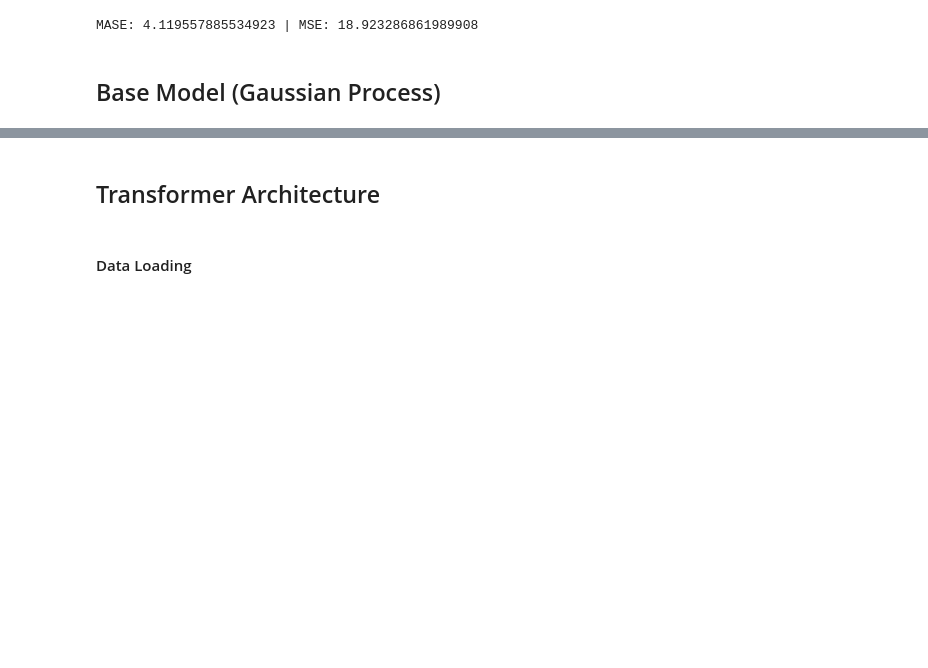
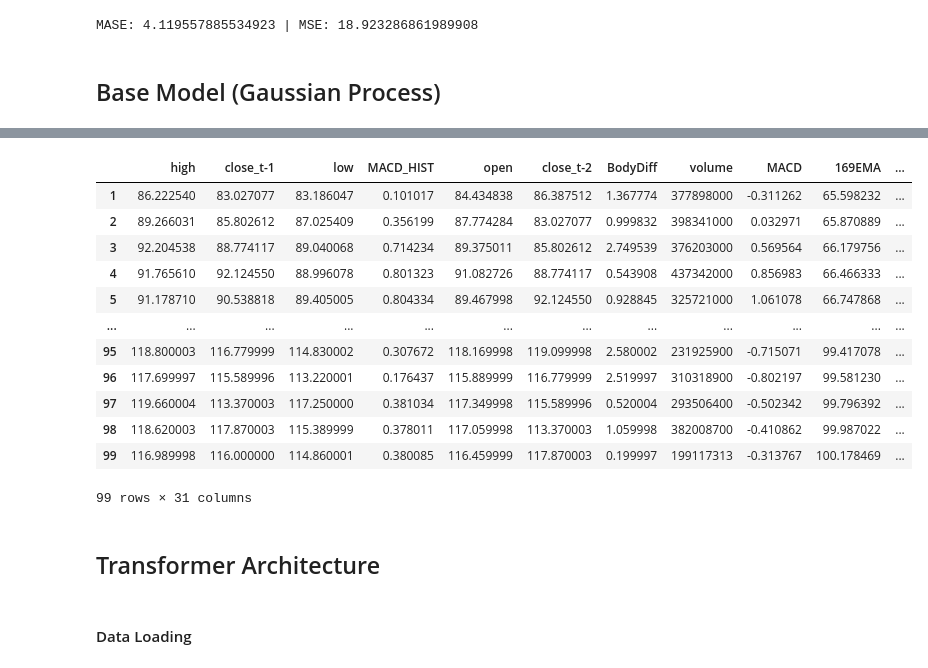
Before and after one commit to yiukitCheung/Stocks_Alert_System, a Jupyter notebook: jupyter notebook/model_performance_study.ipynb, the cells around one changed output, grey strips where cells are left out. Cells and saved outputs as stored; diff of their text form; code cells hidden in the pictures; blank space fills up the shorter version.

```diff
--- a/jupyter notebook/model_performance_study.ipynb
+++ b/jupyter notebook/model_performance_study.ipynb
@@ -286,3 +297,19 @@ gausian_baseline(df, df_test)
+# %%
+df_test
+# %% [output]
+|  | high | close_t-1 | low | MACD_HIST | open | close_t-2 | BodyDiff | volume | MACD | 169EMA | ... |
+| 1 | 86.222540 | 83.027077 | 83.186047 | 0.101017 | 84.434838 | 86.387512 | 1.367774 | 377898000 | -0.311262 | 65.598232 | ... |
+| 2 | 89.266031 | 85.802612 | 87.025409 | 0.356199 | 87.774284 | 83.027077 | 0.999832 | 398341000 | 0.032971 | 65.870889 | ... |
+| 3 | 92.204538 | 88.774117 | 89.040068 | 0.714234 | 89.375011 | 85.802612 | 2.749539 | 376203000 | 0.569564 | 66.179756 | ... |
+| 4 | 91.765610 | 92.124550 | 88.996078 | 0.801323 | 91.082726 | 88.774117 | 0.543908 | 437342000 | 0.856983 | 66.466333 | ... |
+| 5 | 91.178710 | 90.538818 | 89.405005 | 0.804334 | 89.467998 | 92.124550 | 0.928845 | 325721000 | 1.061078 | 66.747868 | ... |
+| ... | ... | ... | ... | ... | ... | ... | ... | ... | ... | ... | ... |
+| 95 | 118.800003 | 116.779999 | 114.830002 | 0.307672 | 118.169998 | 119.099998 | 2.580002 | 231925900 | -0.715071 | 99.417078 | ... |
+| 96 | 117.699997 | 115.589996 | 113.220001 | 0.176437 | 115.889999 | 116.779999 | 2.519997 | 310318900 | -0.802197 | 99.581230 | ... |
+| 97 | 119.660004 | 113.370003 | 117.250000 | 0.381034 | 117.349998 | 115.589996 | 0.520004 | 293506400 | -0.502342 | 99.796392 | ... |
+| 98 | 118.620003 | 117.870003 | 115.389999 | 0.378011 | 117.059998 | 113.370003 | 1.059998 | 382008700 | -0.410862 | 99.987022 | ... |
+| 99 | 116.989998 | 116.000000 | 114.860001 | 0.380085 | 116.459999 | 117.870003 | 0.199997 | 199117313 | -0.313767 | 100.178469 | ... |
+99 rows × 31 columns
 # %% [markdown]
 ## Transformer Architecture
 # %%
```
Also changed, not shown: parts of 5 cells of this notebook, 4 other files.
